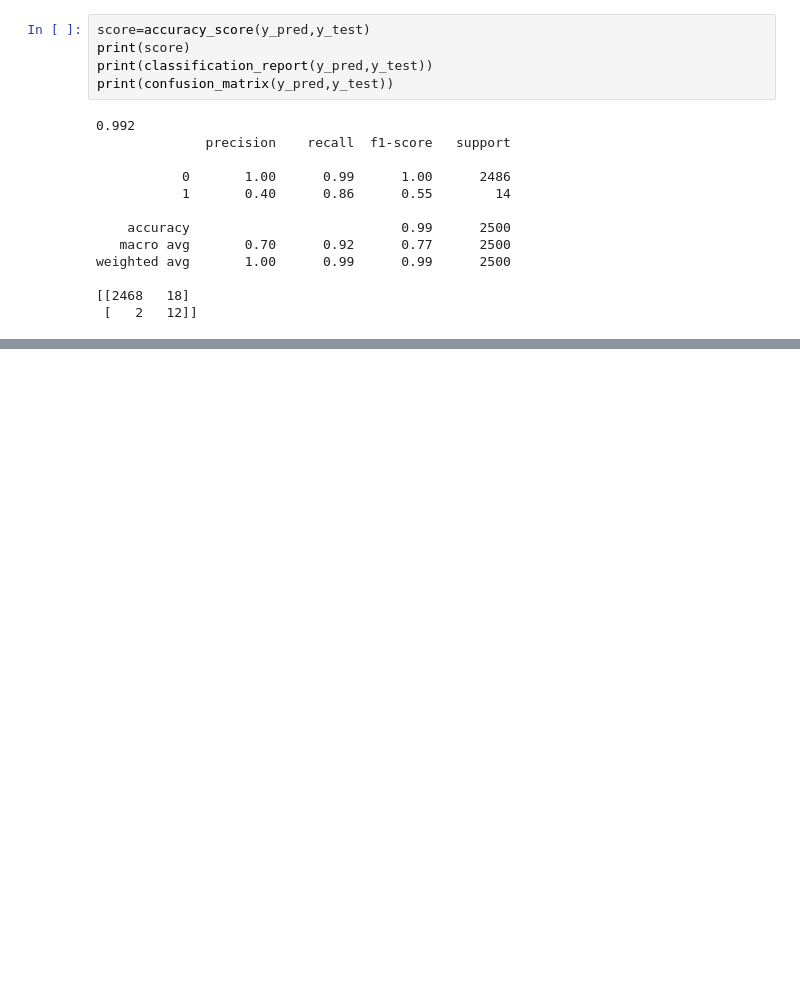
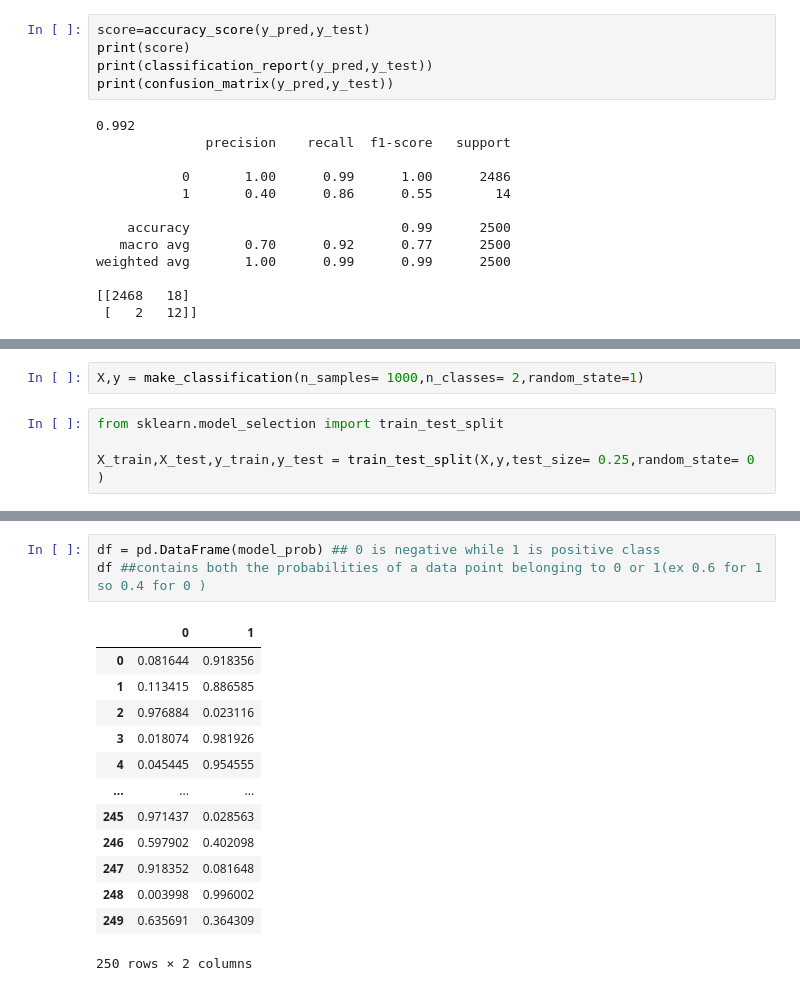
Before and after one commit to anmolzz-10/ML-Algorithms, a Jupyter notebook: Logistic Regression/implementation.ipynb, the cells around one changed output, grey strips where cells are left out. Drawn from its saved outputs; the diff is of its cells as text; blank space fills up the shorter version.

```diff
--- a/Logistic Regression/implementation.ipynb
+++ b/Logistic Regression/implementation.ipynb
@@ -626,0 +637,6 @@ weighted avg       1.00      0.99      0.99      2500
+# %%
+X,y = make_classification(n_samples= 1000,n_classes= 2,random_state=1)
+# %%
+from sklearn.model_selection import train_test_split
+
+X_train,X_test,y_train,y_test = train_test_split(X,y,test_size= 0.25,random_state= 0 )
@@ -626,0 +709,17 @@ weighted avg       1.00      0.99      0.99      2500
+# %%
+df = pd.DataFrame(model_prob) ## 0 is negative while 1 is positive class
+df ##contains both the probabilities of a data point belonging to 0 or 1(ex 0.6 for 1 so 0.4 for 0 )
+# %% [output]
+|  | 0 | 1 |
+| 0 | 0.081644 | 0.918356 |
+| 1 | 0.113415 | 0.886585 |
+| 2 | 0.976884 | 0.023116 |
+| 3 | 0.018074 | 0.981926 |
+| 4 | 0.045445 | 0.954555 |
+| ... | ... | ... |
+| 245 | 0.971437 | 0.028563 |
+| 246 | 0.597902 | 0.402098 |
+| 247 | 0.918352 | 0.081648 |
+| 248 | 0.003998 | 0.996002 |
+| 249 | 0.635691 | 0.364309 |
+250 rows × 2 columns
```
Also changed, not shown: parts of 21 cells of this notebook.
